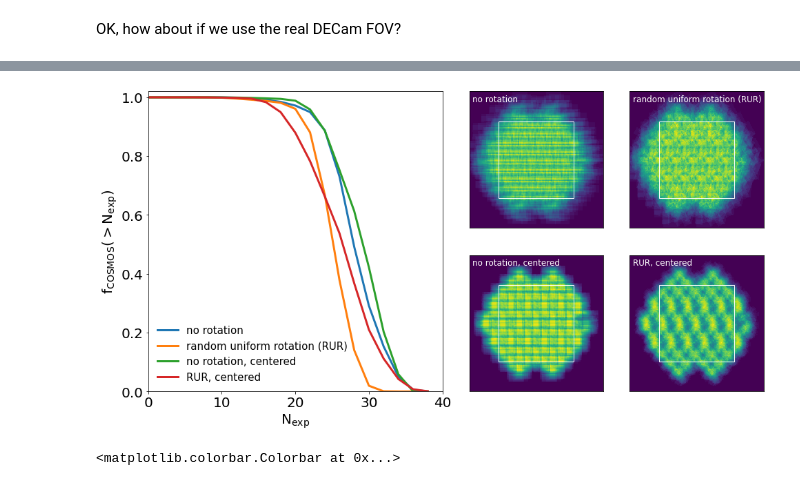
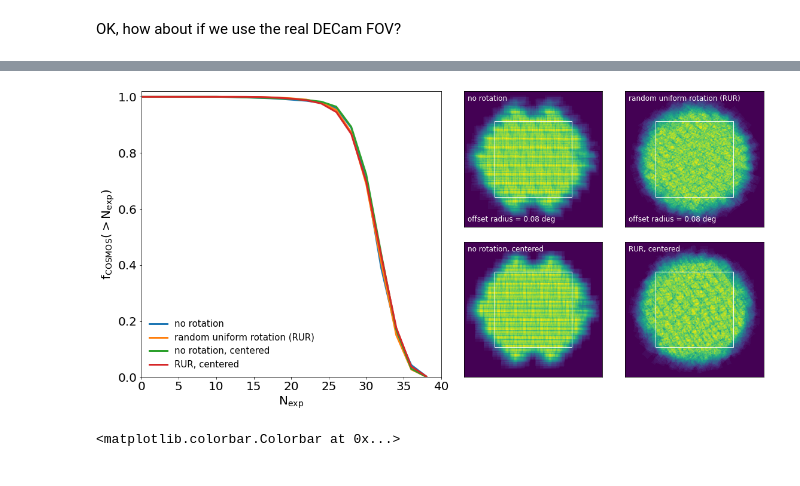
Before and after one commit to MerianSurvey/skipper, a Jupyter notebook: notebooks/FocusedRandomDither_Example.ipynb, the cells around one changed output, grey strips where cells are left out. Saved outputs shown, nothing was run; the diff lists cells and outputs as text; code cells hidden in the pictures.

```diff
--- a/notebooks/FocusedRandomDither_Example.ipynb
+++ b/notebooks/FocusedRandomDither_Example.ipynb
@@ -209,16 +229,31 @@ ax.set_ylim ( frd.grid_dec.min(), frd.grid_dec.max() )
+# %%
+gra_a, gdec_a = get_gridpoints ( frd.center, 800)
+RA,DEC = np.meshgrid ( gra_a, gdec_a )
+in_cosmos_uhr = (RA >= (frd.center[0] - size[0]/2))&(RA <= (frd.center[0] + size[0]/2))
+in_cosmos_uhr &= (DEC >= (frd.center[1] - size[1]/2))&(DEC <= (frd.center[1] + size[1]/2))
+
+gra_a, gdec_a = get_gridpoints ( frd.center, 500)
+RA,DEC = np.meshgrid ( gra_a, gdec_a )
+in_cosmos_lr = (RA >= (frd.center[0] - size[0]/2))&(RA <= (frd.center[0] + size[0]/2))
+in_cosmos_lr &= (DEC >= (frd.center[1] - size[1]/2))&(DEC <= (frd.center[1] + size[1]/2))
+
+gra_a, gdec_a = get_gridpoints ( frd.center, 600)
+RA,DEC = np.meshgrid ( gra_a, gdec_a )
+in_cosmos_hr = (RA >= (frd.center[0] - size[0]/2))&(RA <= (frd.center[0] + size[0]/2))
+in_cosmos_hr &= (DEC >= (frd.center[1] - size[1]/2))&(DEC <= (frd.center[1] + size[1]/2))
+# %%
+cgrid_l = [in_cosmos_hr, in_cosmos_hr,in_cosmos_hr,in_cosmos_hr, in_cosmos_lr]
 # %%
-tags = ['norotate','rotate','norotate_nooffset','rotate_nooffset']
-descriptions = ['no rotation', 'random uniform rotation (RUR)', 'no rotation, centered', 'RUR, centered']
+tags = ['norotate_q','rotate_q','norotate_nooffset_q','rotate_nooffset_q','norotate_uhighres']
+descriptions = ['no rotation', 'random uniform rotation (RUR)', 'no rotation, centered', 'RUR, centered',
+               'no rotation, centered, high res', 'no rotation, centered, uhigh res']
 coverage_d = {}
 
-RA,DEC = np.meshgrid ( frd.grid_ra, frd.grid_dec )
 
-in_cosmos = (RA >= (frd.center[0] - size[0]/2))&(RA <= (frd.center[0] + size[0]/2))
-in_cosmos &= (DEC >= (frd.center[1] - size[1]/2))&(DEC <= (frd.center[1] + size[1]/2))
 steps = np.arange(0,40,2)
 cy_a = np.zeros([len(tags),len(steps)])
 for iw,tag in enumerate(tags):
     cvmap = np.load(f'../../scratch/{tag}_coverage.npy')
     for ix,cnexp in enumerate(steps):
-        cy = (cvmap[in_cosmos] > cnexp).sum()/in_cosmos.sum()
+        cy = (cvmap[cgrid_l[iw]] > cnexp).sum()/cgrid_l[iw].sum()
         cy_a[iw,ix] = cy
@@ -233,35 +272,44 @@ shp = (2,4)
 ax0 = plt.subplot2grid(shp, (0,0), rowspan=2, colspan=2 )
 axim_l = []
 for ia in range(2):
     for ib in range(2):
         axim_l.append ( plt.subplot2grid(shp,(ia,ib+2)) )
 
-for iw,tag in enumerate(tags):
-    ax0.plot ( steps, cy_a[iw], label=descriptions[iw], lw=3 )
+for iw,tag in enumerate(tags[:-1]):
+    if iw == len(tags)-1:
+        ls='--'
+        color='grey'
+    else:
+        color=f'C{iw}'
+        ls='-'
+    ax0.plot ( steps, cy_a[iw], label=descriptions[iw], lw=3, color=color, ls=ls)
 ax0.set_ylabel(r'$\rm f_{COSMOS}(>N_{exp})$')
 ax0.legend(frameon=False, fontsize=15)
 ax0.set_xlabel(r'$\rm N_{exp}$')
 ax0.set_xlim(0.,40.)
 ax0.set_ylim(0.,1.02)
 
 for ic,ax in enumerate(axim_l):
     tag = tags[ic]
     cvmap = np.load(f'../../scratch/{tag}_coverage.npy')
-    ax.pcolormesh(frd.grid_ra, frd.grid_dec, cvmap.astype(float))
+    ax.pcolormesh(gra_a, gdec_a, cvmap.astype(float))
 
     rect = patches.Rectangle ( [center.ra.deg - size[0]/2, center.dec.deg - size[1]/2],
                           width = size[0],
                           height= size[1],
                           ec='w', fc='None', zorder=10)
     ax.add_patch (rect)
 
     ax.text(0.025, 0.975, descriptions[ic], ha='left', va='top', color=f'w', fontsize=12, transform=ax.transAxes )
 
     if ic < 2:
-        ax.text(0.025, 0.975, 'offset radius = 0.08 deg', ha='left', va='top',
+        ax.text(0.025, 0.025, 'offset radius = 0.08 deg', ha='left', va='bottom',
                 color=f'w', fontsize=12, transform=ax.transAxes )
 
     ax.set_xticks([])
     ax.set_yticks([])
+
+plt.tight_layout ()
+plt.savefig('../figures/COSMOSRotationAnalysis.png')
 # %% [output]
-[figure, old version]
+[figure, new version]
```
Also changed, not shown: parts of 13 cells of this notebook, 2 other files.
